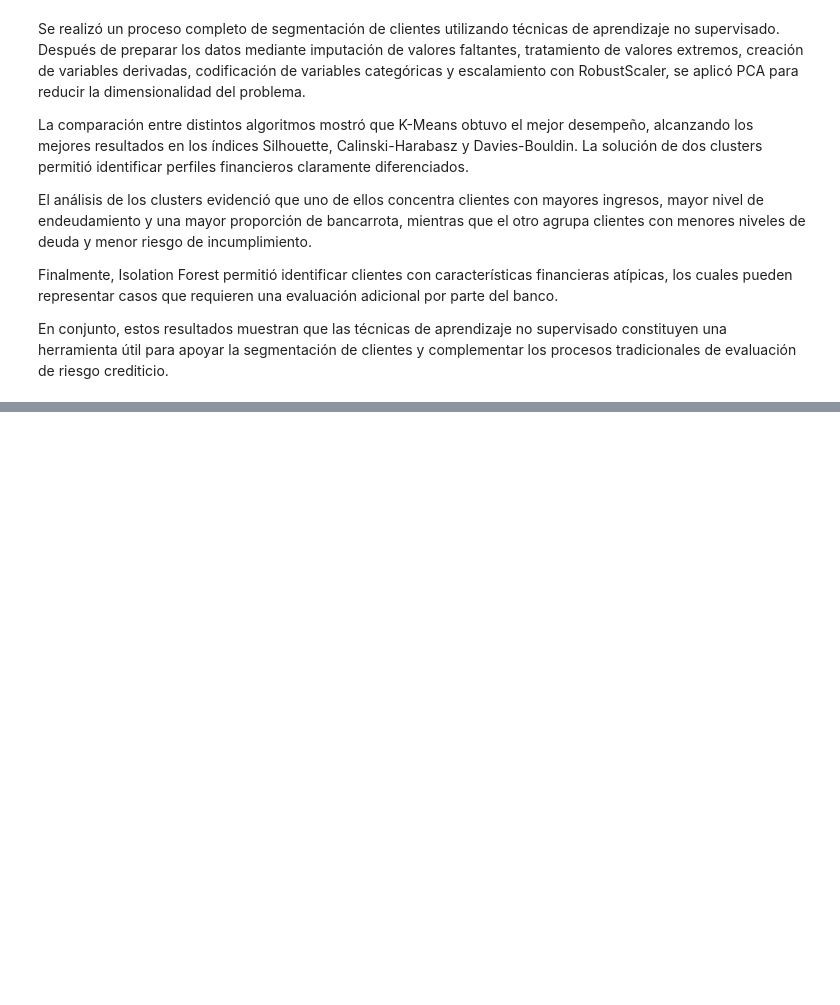
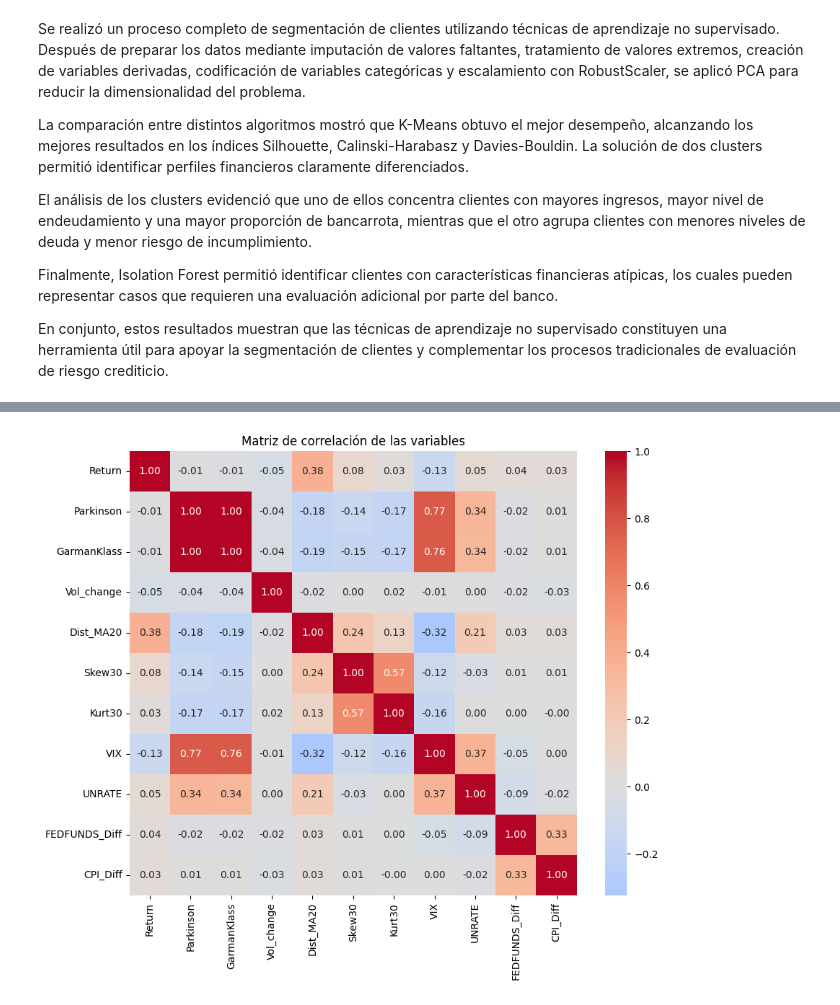
Before and after one commit to Antoniacifuentes/ds_finance_cifuentes, a Jupyter notebook: notebooks/hw6.ipynb, the cells around one changed output, grey strips where cells are left out. Saved outputs shown, nothing was run; the diff lists cells and outputs as text; code cells hidden in the pictures; blank space fills up the shorter version.

```diff
--- a/notebooks/hw6.ipynb
+++ b/notebooks/hw6.ipynb
@@ -1686,0 +2148,46 @@ En conjunto, estos resultados muestran que las técnicas de aprendizaje no super
+# %%
+for variable in variables_macro:
+
+    if adfuller(
+        datos[variable].dropna()
+    )[1] > 0.05:
+
+        datos[f"{variable}_Diff"] = (
+            datos[variable]
+            .diff()
+        )
+# %%
+variables_corr = [
+    "Return",
+    "Parkinson",
+    "GarmanKlass",
+    "Vol_change",
+    "Dist_MA20",
+    "Skew30",
+    "Kurt30",
+    "VIX",
+    "UNRATE",
+    "FEDFUNDS_Diff",
+    "CPI_Diff"
+]
+# %%
+corr = (
+    datos[variables_corr]
+    .corr()
+)
+# %%
+plt.figure(figsize=(10,8))
+
+sns.heatmap(
+    corr,
+    cmap="coolwarm",
+    center=0,
+    annot=True,
+    fmt=".2f"
+)
+
+plt.title("Matriz de correlación de las variables")
+
+plt.show()
+# %% [output]
+[figure, added]
```
Also changed, not shown: parts of 123 cells of this notebook.
